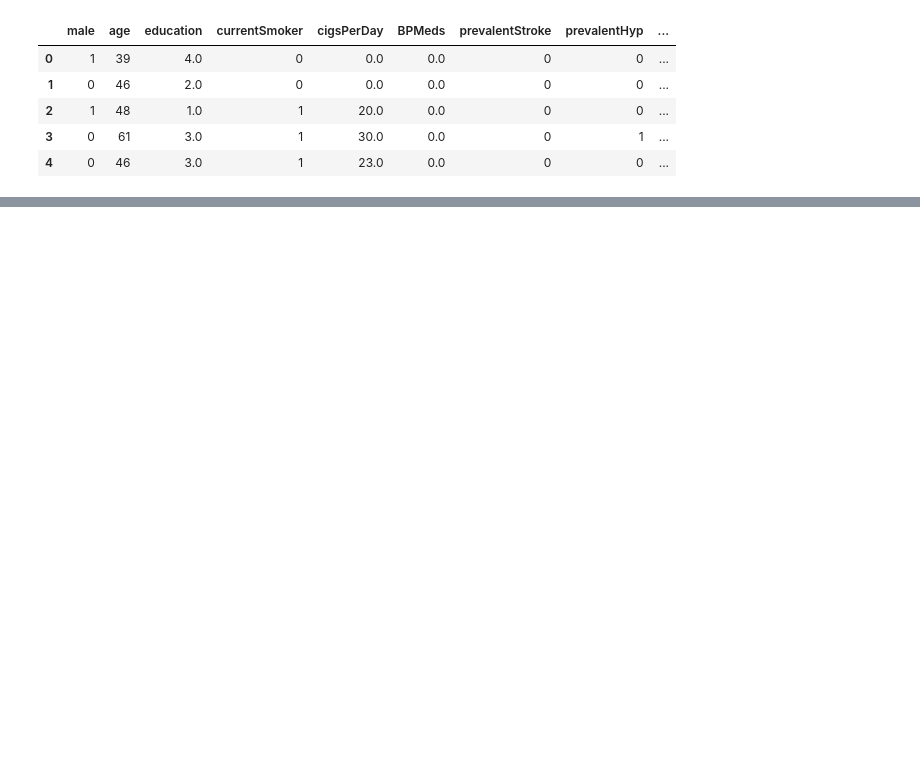
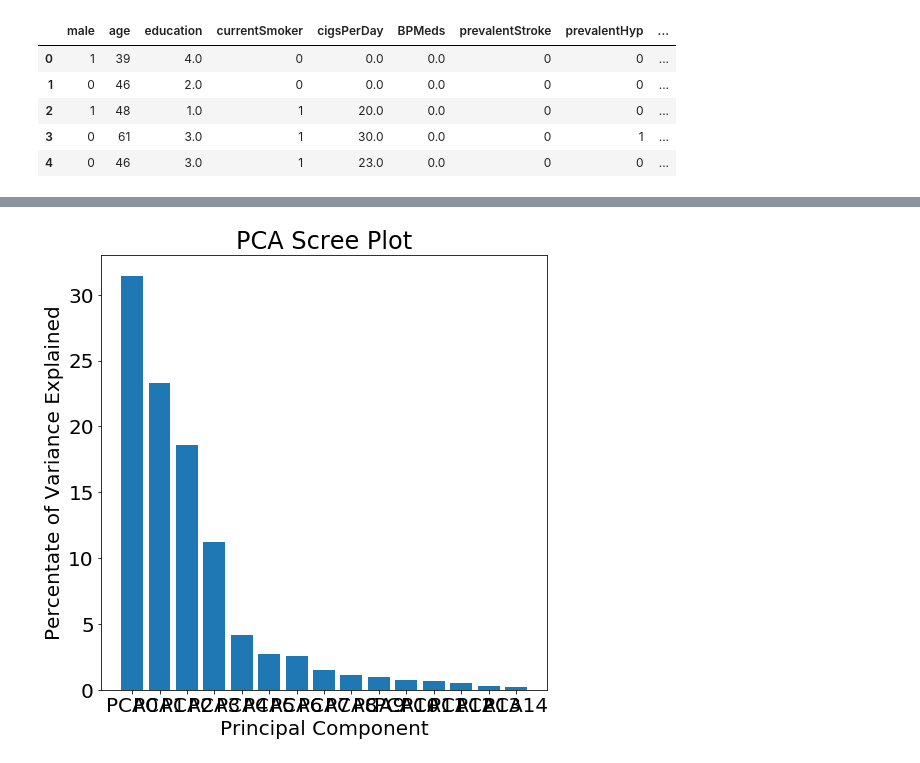
Before and after one commit to PinkySinghaRoy574/BITS_Pilani-ProjectsExecutedCode, a Jupyter notebook: CapstoneProject/week_4_bala.ipynb, the cells around one changed output, grey strips where cells are left out. Drawn from its saved outputs; the diff is of its cells as text; code cells hidden in the pictures; blank space fills up the shorter version.

```diff
--- a/CapstoneProject/week_4_bala.ipynb
+++ b/CapstoneProject/week_4_bala.ipynb
@@ -187,0 +183,19 @@ def performPCA(data):
+# %%
+d1 = data_01.drop('TenYearCHD', axis=1)
+# %%
+from sklearn.preprocessing import MinMaxScaler
+scaler = MinMaxScaler(feature_range=(0, 1))
+d2 = scaler.fit_transform(d1)
+scaledData = pd.DataFrame(d2, columns=d1.columns)
+# %%
+pca = PCA()
+
+pcaModel = pca.fit(scaledData)
+pcaTransformed = pd.DataFrame(pcaModel.transform(scaledData), columns=range(scaledData.shape[1]))
+for i in range(len(pcaTransformed.columns)):
+    pcaTransformed.rename(columns={i: 'PCA' + str(i)}, inplace=True)
+
+print(pcaTransformed.head())
+
+comp = pd.DataFrame(pcaModel.components_, columns=scaledData.columns)
+print(comp)
@@ -187,0 +220,17 @@ def performPCA(data):
+# %%
+    def drawScreePlot(pca, columns):
+        try:
+            percent_variance = np.round(pca.explained_variance_ratio_ * 100, decimals=2)
+            # columns = ['PC1', 'PC2', 'PC3', 'PC4']
+            plt.figure(figsize=(8, 8))
+            plt.bar(x=range(1, len(columns) + 1), height=percent_variance, tick_label=columns)
+            plt.ylabel('Percentate of Variance Explained')
+            plt.xlabel('Principal Component')
+            plt.title('PCA Scree Plot')
+            plt.show()
+        except Exception as exp:
+            print(str(exp))
+# %%
+drawScreePlot(pca, pcaTransformed.columns)
+# %% [output]
+[figure, added]
```
Also changed, not shown: parts of 19 cells of this notebook.
